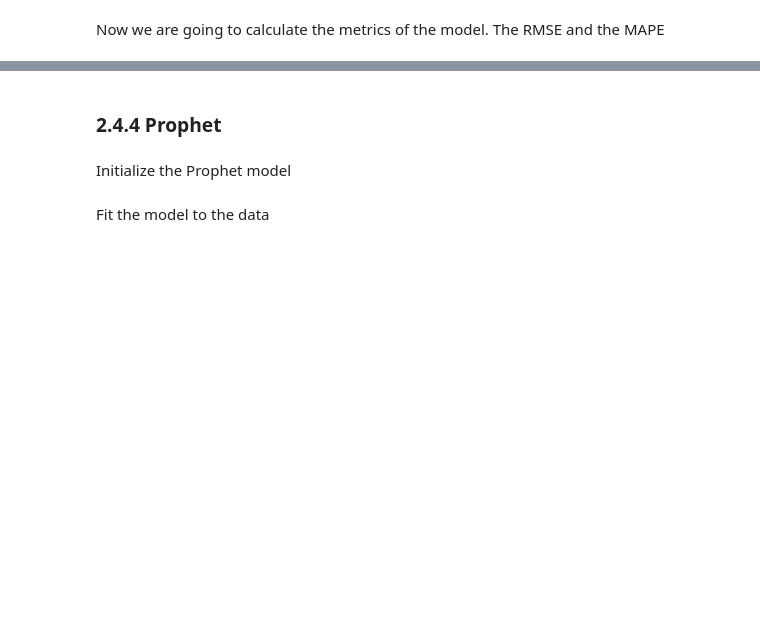
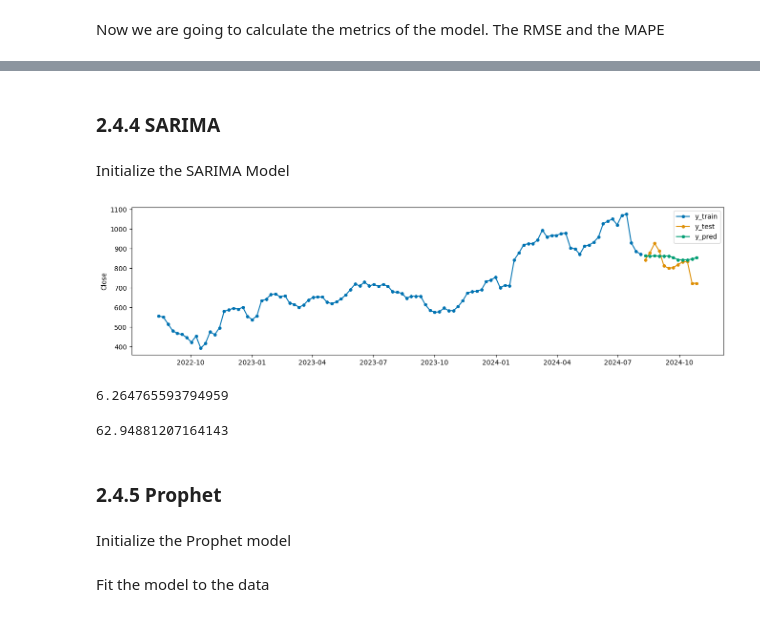
Before and after one commit to mbarriola96/stock_prices_forecasting, a Jupyter notebook: 02_forecasting.ipynb, the cells around one changed output, grey strips where cells are left out. Drawn from its saved outputs; the diff is of its cells as text; code cells hidden in the pictures; blank space fills up the shorter version.

Commit message:
added sarima model and compared rmse and mape errors to decide on the best model

```diff
--- a/02_forecasting.ipynb
+++ b/02_forecasting.ipynb
@@ -216,5 +217,40 @@ rmse_ets_mul
 # %% [markdown]
-### 2.4.4 Prophet
+### 2.4.4 SARIMA
+# %% [markdown]
+Initialize the SARIMA Model
+# %%
+sarima_model = SARIMAX(
+    train_data,                # Training data
+    order=(1, 1, 1),           # ARIMA order (p, d, q)
+    seasonal_order=(1, 1, 1, 52),  # Seasonal order (P, D, Q, s), here s=52 for weekly data
+    enforce_stationarity=False,  # Allow the model to be non-stationary
+    enforce_invertibility=False  # Allow the model to be non-invertible
+)
+# %%
+# Fit the model to the training data
+fitted_sarima = sarima_model.fit(disp=False)
+# %%
+# Generate predictions for the test set
+y_pred_sarima = fitted_sarima.forecast(steps=len(test_data))
+# %%
+# Plot the training, test data, and predictions
+plot_series(train_data[500:], test_data, y_pred_sarima, labels=["y_train", "y_test", "y_pred"]);
+# %% [output]
+[figure, added]
+# %%
+# Calculate MAPE for SARIMA model
+mape_sarima = mean_absolute_percentage_error(test_data, y_pred_sarima) * 100
+mape_sarima
+# %% [output]
+6.264765593794959
+# %%
+# Calculate RMSE for SARIMA model
+rmse_sarima = root_mean_squared_error(test_data, y_pred_sarima)
+rmse_sarima
+# %% [output]
+62.94881207164143
+# %% [markdown]
+### 2.4.5 Prophet
 # %% [markdown]
 Initialize the Prophet model
 # %%
```
Also changed, not shown: parts of 33 cells of this notebook, 2 other files.
